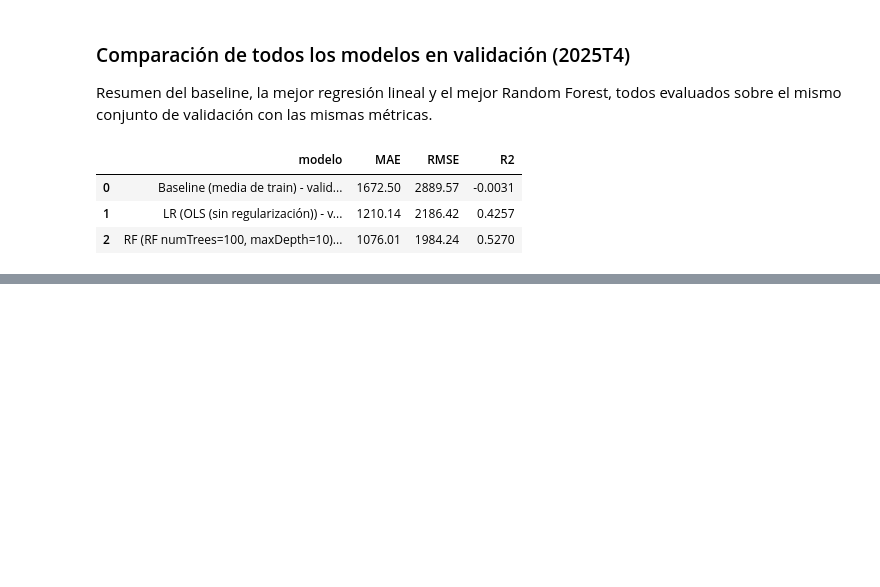
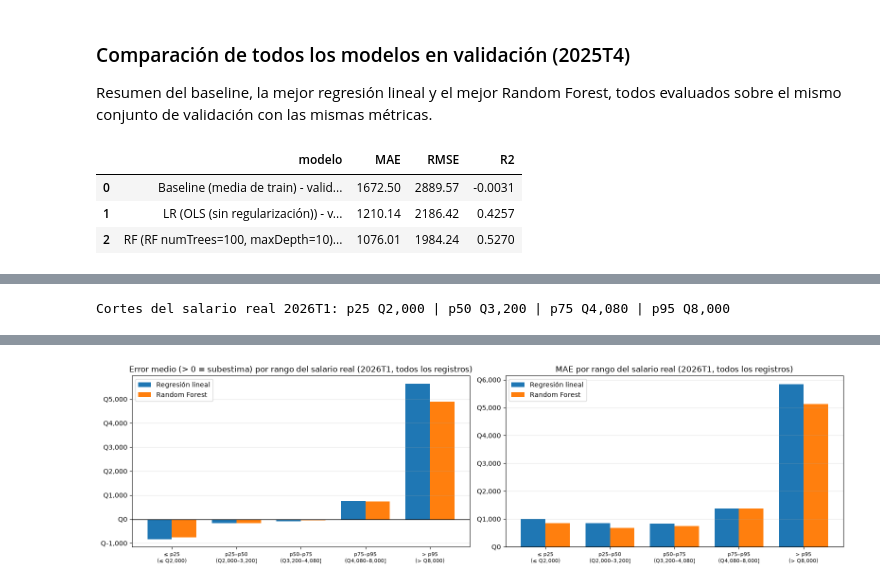
Before and after one commit to Zacatac23/Laboratorio-7-Spark, a Jupyter notebook: Laboratorio7_Avance_SparkMLlib.ipynb, the cells around one changed output, grey strips where cells are left out. Saved outputs shown, nothing was run; the diff lists cells and outputs as text; code cells hidden in the pictures; blank space fills up the shorter version.

```diff
--- a/Laboratorio7_Avance_SparkMLlib.ipynb
+++ b/Laboratorio7_Avance_SparkMLlib.ipynb
@@ -1128,0 +1370,36 @@ pd.DataFrame(resultados_modelos)
+# %%
+# ---- Análisis por rangos (percentiles) del salario REAL en 2026T1, sobre todo el test ----
+p25, p50, p75, p95 = pred_test.approxQuantile(LABEL, [0.25, 0.50, 0.75, 0.95], 0.0)
+print(f"Cortes del salario real 2026T1: p25 Q{p25:,.0f} | p50 Q{p50:,.0f} | p75 Q{p75:,.0f} | p95 Q{p95:,.0f}")
+RANGOS = [f"1) ≤ p25 (≤ Q{p25:,.0f})", f"2) p25–p50 (Q{p25:,.0f}–{p50:,.0f}]", f"3) p50–p75 (Q{p50:,.0f}–{p75:,.0f}]",
+          f"4) p75–p95 (Q{p75:,.0f}–{p95:,.0f}]", f"5) > p95 (> Q{p95:,.0f})"]
+rango = (F.when(F.col(LABEL) <= p25, RANGOS[0]).when(F.col(LABEL) <= p50, RANGOS[1])
+          .when(F.col(LABEL) <= p75, RANGOS[2]).when(F.col(LABEL) <= p95, RANGOS[3]).otherwise(RANGOS[4]))
+
+sse_lr = pred_test.agg(F.sum(F.col("res_lr")**2)).first()[0]
+sse_rf = pred_test.agg(F.sum(F.col("res_rf")**2)).first()[0]
+err_rango = (pred_test.withColumn("rango_salario", rango).groupBy("rango_salario").agg(
+        F.count("*").alias("n"),
+        F.mean(LABEL).alias("salario_real_medio"),
+        F.mean("pred_lr").alias("pred_media_LR"), F.mean("pred_rf").alias("pred_media_RF"),
+        F.mean(F.abs("res_lr")).alias("MAE_LR"), F.mean("res_lr").alias("error_medio_LR"),
+        F.mean(F.abs("res_rf")).alias("MAE_RF"), F.mean("res_rf").alias("error_medio_RF"),
+        (100 * F.mean((F.col("res_lr") > 0).cast("double"))).alias("pct_subestimados_LR"),
+        (100 * F.mean((F.col("res_rf") > 0).cast("double"))).alias("pct_subestimados_RF"),
+        (100 * F.sum(F.col("res_lr")**2) / sse_lr).alias("pct_error_cuadratico_LR"),
+        (100 * F.sum(F.col("res_rf")**2) / sse_rf).alias("pct_error_cuadratico_RF"))
+    .orderBy("rango_salario").toPandas().set_index("rango_salario"))
+display(err_rango.round(1))
+
+fig, ax = plt.subplots(1, 2, figsize=(16, 4.5))
+x = np.arange(len(err_rango)); w = 0.38
+etq = [i[3:].replace(" (", "\n(") for i in err_rango.index]
+for a, (pref, tit) in zip(ax, [("error_medio", "Error medio (> 0 = subestima)"), ("MAE", "MAE")]):
+    a.bar(x - w/2, err_rango[f"{pref}_LR"], w, label="Regresión lineal", color="#1f77b4")
+    a.bar(x + w/2, err_rango[f"{pref}_RF"], w, label="Random Forest", color="#ff7f0e")
+    a.axhline(0, color="black", lw=1)
+    a.set_xticks(x); a.set_xticklabels(etq, fontsize=8); a.yaxis.set_major_formatter(fmt_q)
+    a.set_title(f"{tit} por rango del salario real (2026T1, todos los registros)"); a.legend(); a.grid(axis="y", alpha=0.3)
+plt.tight_layout(); plt.show()
+# %% [output]
+Cortes del salario real 2026T1: p25 Q2,000 | p50 Q3,200 | p75 Q4,080 | p95 Q8,000
@@ -1128,0 +1413 @@ pd.DataFrame(resultados_modelos)
+[figure, added]
```
Also changed, not shown: parts of 19 cells of this notebook, 1 other file.
